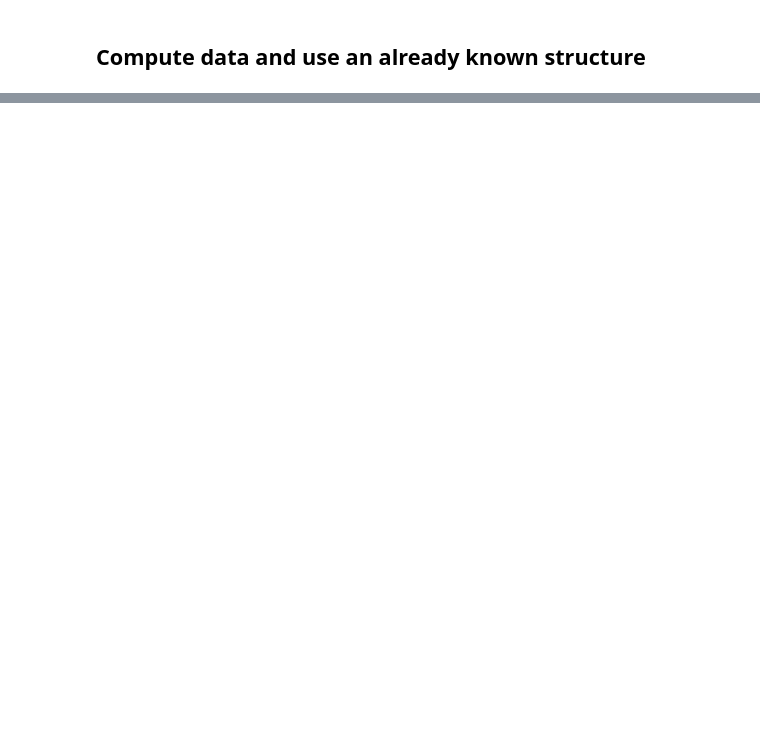
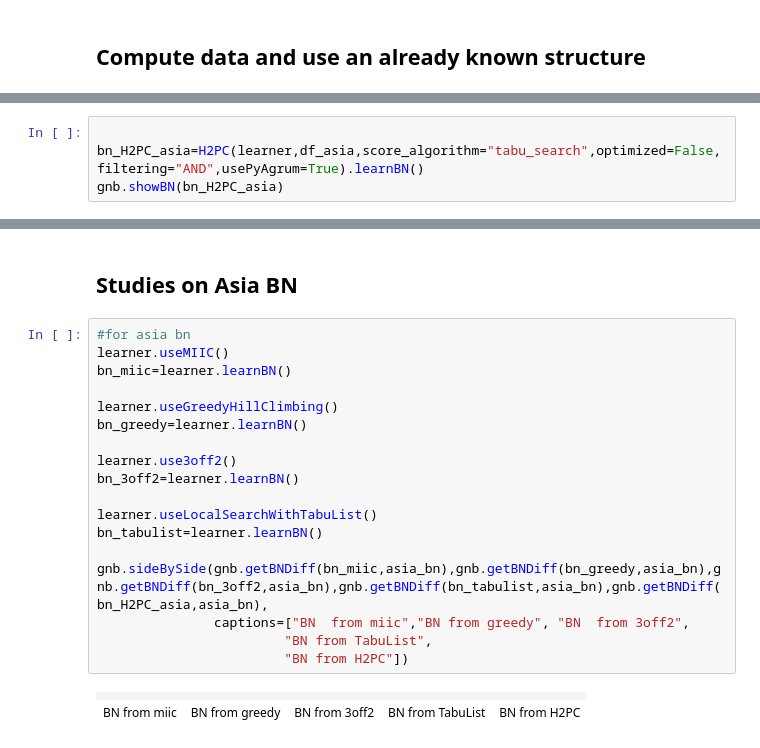
Before and after one commit to bastienchassagnol/algo_H2PC, a Jupyter notebook: Compare_learning_structure_algorithms.ipynb, the cells around one changed output, grey strips where cells are left out. Saved outputs shown, nothing was run; the diff lists cells and outputs as text; blank space fills up the shorter version.

```diff
--- a/Compare_learning_structure_algorithms.ipynb
+++ b/Compare_learning_structure_algorithms.ipynb
@@ -158,0 +123,4 @@ gnb.sideBySide(gnb.getBNDiff(bn_3off2,bn_3off2_constrained))
+# %%
+
+bn_H2PC_asia=H2PC(learner,df_asia,score_algorithm="tabu_search",optimized=False,filtering="AND",usePyAgrum=True).learnBN()
+gnb.showBN(bn_H2PC_asia)
@@ -158,0 +132,23 @@ gnb.sideBySide(gnb.getBNDiff(bn_3off2,bn_3off2_constrained))
+# %% [markdown]
+## Studies on Asia BN
+# %%
+#for asia bn
+learner.useMIIC()
+bn_miic=learner.learnBN()
+
+learner.useGreedyHillClimbing()
+bn_greedy=learner.learnBN()
+
+learner.use3off2()
+bn_3off2=learner.learnBN()
+
+learner.useLocalSearchWithTabuList()
+bn_tabulist=learner.learnBN()
+
+gnb.sideBySide(gnb.getBNDiff(bn_miic,asia_bn),gnb.getBNDiff(bn_greedy,asia_bn),gnb.getBNDiff(bn_3off2,asia_bn),gnb.getBNDiff(bn_tabulist,asia_bn),gnb.getBNDiff(bn_H2PC_asia,asia_bn),
+               captions=["BN  from miic","BN from greedy", "BN  from 3off2",
+                        "BN from TabuList",
+                        "BN from H2PC"])
+# %% [output]
+|  |  |  |  |  |
+| BN from miic | BN from greedy | BN from 3off2 | BN from TabuList | BN from H2PC |
```
Also changed, not shown: parts of 41 cells of this notebook, 29 other files.
